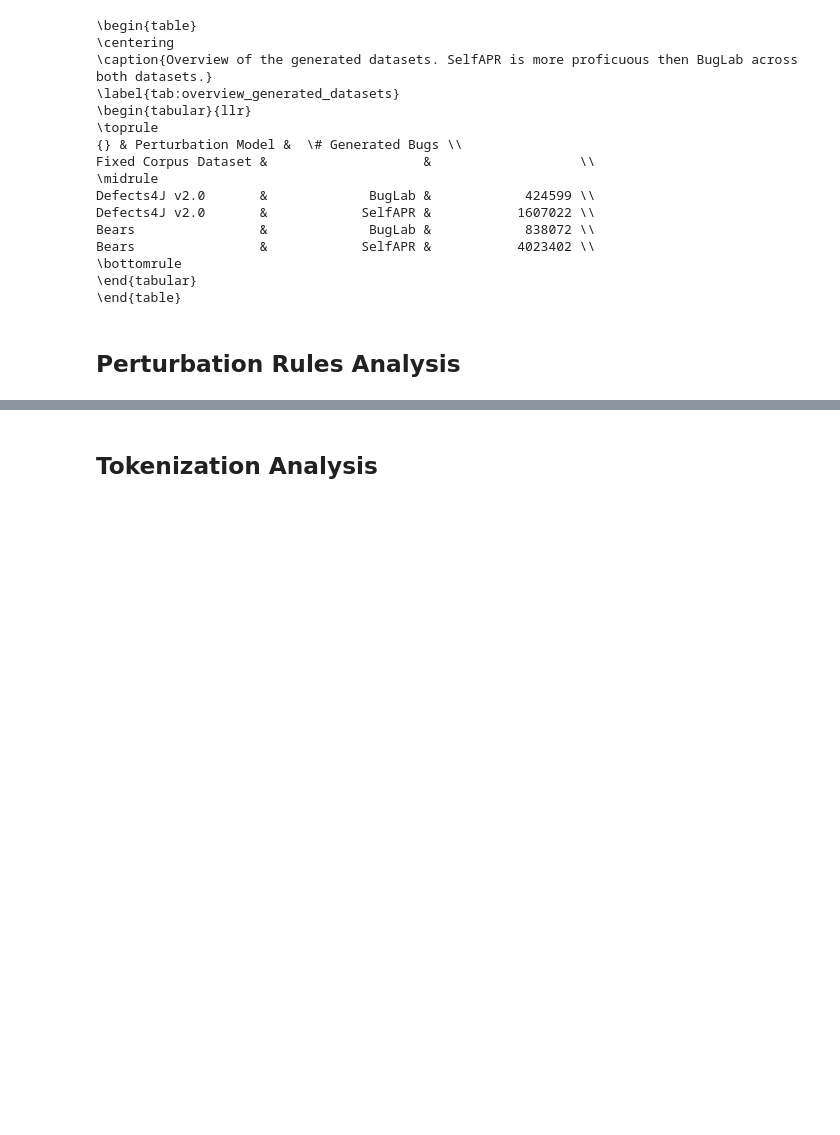
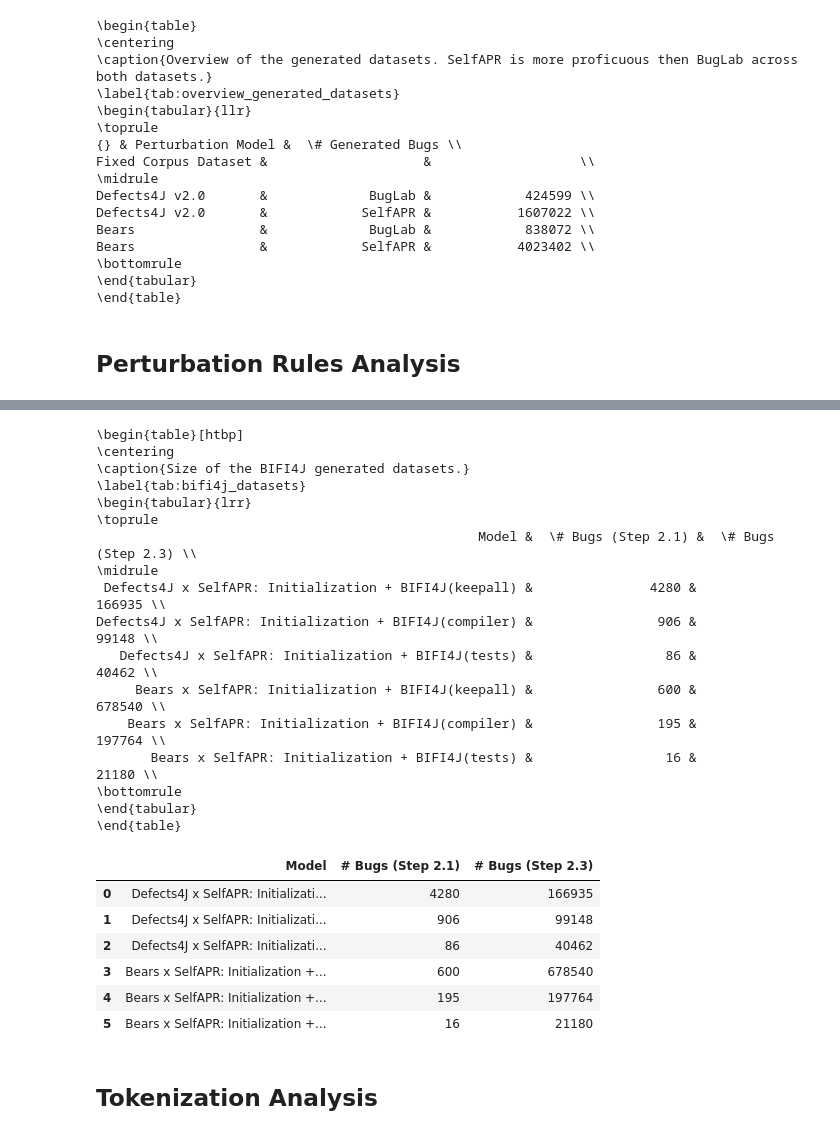
Before and after one commit to andre15silva/mufin, a Jupyter notebook: dataset_analysis.ipynb, the cells around one changed output, grey strips where cells are left out. Saved outputs shown, nothing was run; the diff lists cells and outputs as text; code cells hidden in the pictures; blank space fills up the shorter version.

```diff
--- a/dataset_analysis.ipynb
+++ b/dataset_analysis.ipynb
@@ -155,3 +171,73 @@ for dataset in datasets:
+# %%
+def get_bifi4j_table_entry(model_label, tb, td):
+    return { "Model": model_label,
+             "# Bugs (Step 2.1)" : fb,
+             "# Bugs (Step 2.3)" : bb
+           }
+# %%
+from os.path import exists
+import pandas as pd
+import json
+import glob
+
+entries = []
+experiments = ["defects4j_selfapr", "bears_selfapr"]
+rounds = ["round1-nocritic", "round1-compiler", "round1-tests"]
+
+for ex in experiments:
+    for ro in rounds:
+        breaker_dataset_path = "/mnt/data/andre/mscthesis/experiments/%s/%s/part1/data/orig/*.json" % (ex, ro)
+        fixer_dataset_path = "/mnt/data/andre/mscthesis/experiments/%s/%s/part2/data/orig/*.json" % (ex, ro)
+
+        with open(glob.glob(breaker_dataset_path)[0], "r") as f:
+            dataset = json.load(f)
+            fb = len(dataset["bugs"])
+
+        with open(glob.glob(fixer_dataset_path)[0], "r") as f:
+            dataset = json.load(f)
+            bb = len(dataset["bugs"])
+
+
+        entries += [get_bifi4j_table_entry(get_model_label(ex, ro) , fb, bb)]
+
+pd.set_option('display.max_columns', 27)
+pd.set_option('display.max_rows', 16)
+pd.set_option('max_colwidth', 400)
+table = pd.json_normalize(data=entries)
+
+print(table.to_latex(caption="Size of the BIFI4J generated datasets.",
+                  label="tab:bifi4j_datasets",
+                  index=False,
+                  multicolumn_format="c",
+                  position="htbp")
+     )
+
+table
+# %% [output]
+\begin{table}[htbp]
+\centering
+\caption{Size of the BIFI4J generated datasets.}
+\label{tab:bifi4j_datasets}
+\begin{tabular}{lrr}
+\toprule
+                                                 Model &  \# Bugs (Step 2.1) &  \# Bugs (Step 2.3) \\
+\midrule
+ Defects4J x SelfAPR: Initialization + BIFI4J(keepall) &               4280 &             166935 \\
+Defects4J x SelfAPR: Initialization + BIFI4J(compiler) &                906 &              99148 \\
+   Defects4J x SelfAPR: Initialization + BIFI4J(tests) &                 86 &              40462 \\
+     Bears x SelfAPR: Initialization + BIFI4J(keepall) &                600 &             678540 \\
+    Bears x SelfAPR: Initialization + BIFI4J(compiler) &                195 &             197764 \\
+       Bears x SelfAPR: Initialization + BIFI4J(tests) &                 16 &              21180 \\
+\bottomrule
+\end{tabular}
+\end{table}
+|  | Model | # Bugs (Step 2.1) | # Bugs (Step 2.3) |
+| 0 | Defects4J x SelfAPR: Initializati... | 4280 | 166935 |
+| 1 | Defects4J x SelfAPR: Initializati... | 906 | 99148 |
+| 2 | Defects4J x SelfAPR: Initializati... | 86 | 40462 |
+| 3 | Bears x SelfAPR: Initialization +... | 600 | 678540 |
+| 4 | Bears x SelfAPR: Initialization +... | 195 | 197764 |
+| 5 | Bears x SelfAPR: Initialization +... | 16 | 21180 |
 # %% [markdown]
 ## Tokenization Analysis
 # %%
```
Also changed, not shown: parts of 3 cells of this notebook.
